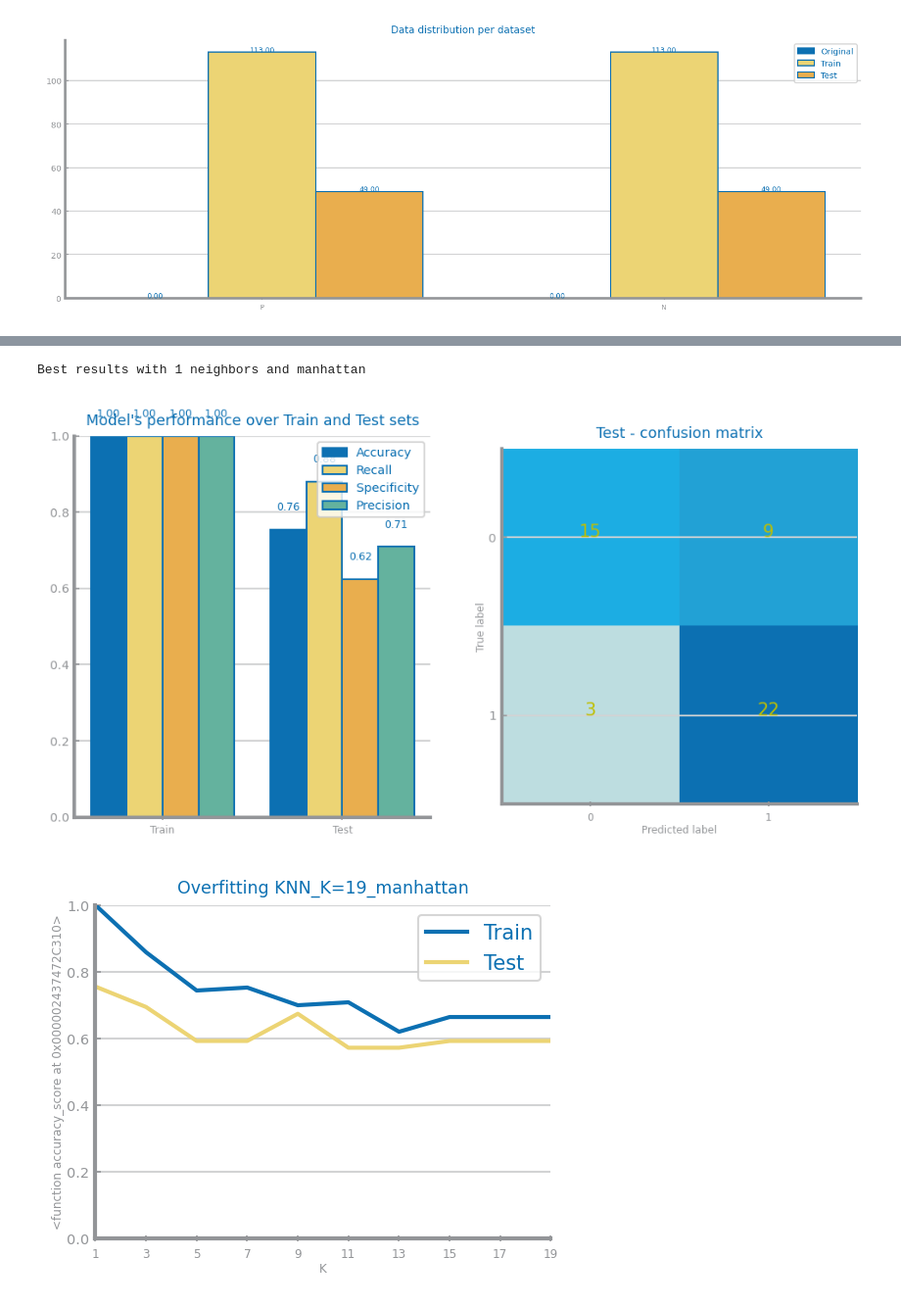
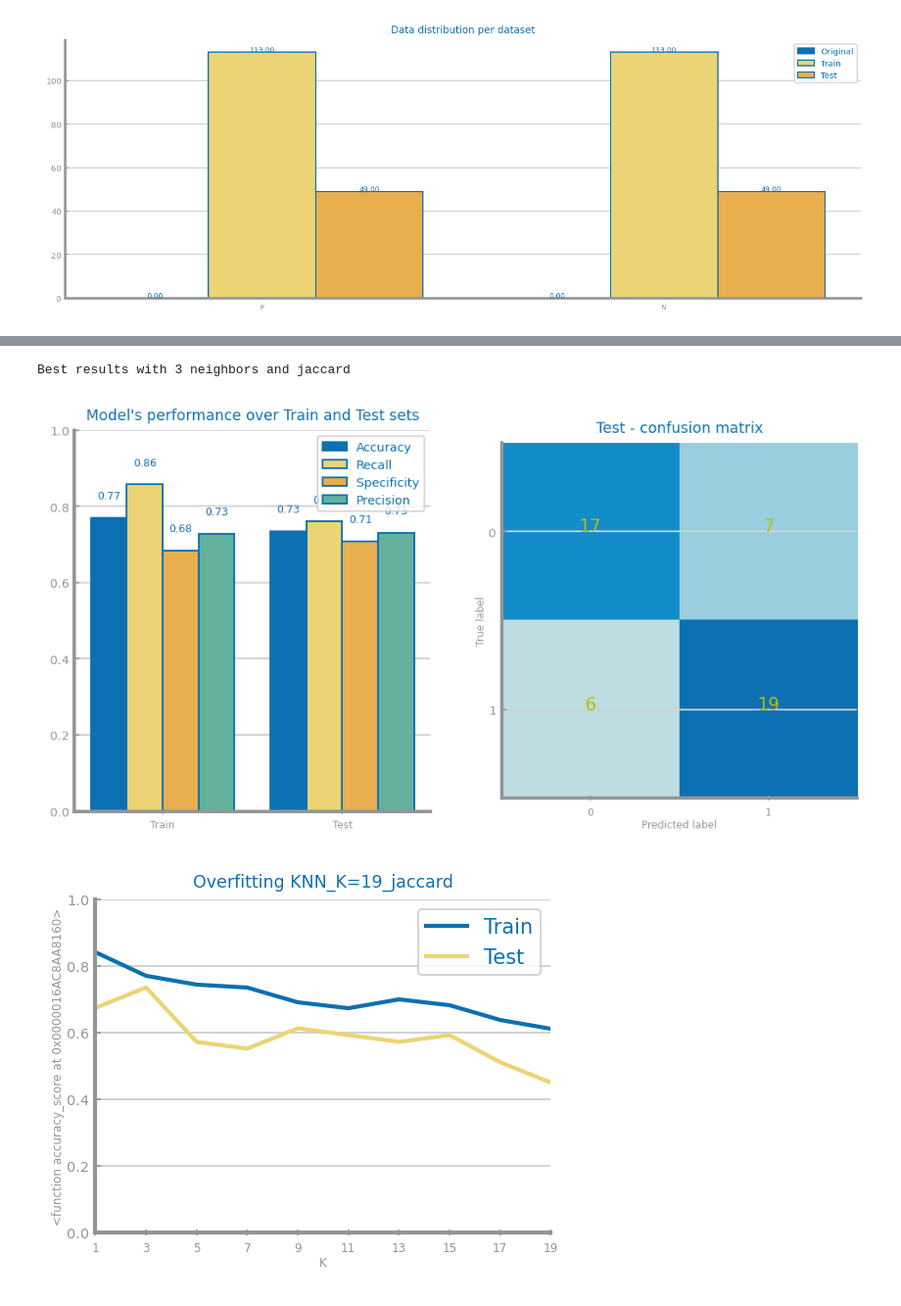
Before and after one commit to GuberXZ/PIC, a Jupyter notebook: DataClassification.ipynb, the cells around one changed output, grey strips where cells are left out. Shown at 98% size. Cells and saved outputs as stored; diff of their text form; code cells hidden in the pictures.

```diff
--- a/DataClassification.ipynb
+++ b/DataClassification.ipynb
@@ -165,7 +166,7 @@ ds.plot_evaluation_results(labels, trnY, prd_trn, tstY, prd_tst)
 plt.show()
 
 #Overfitting Check
-d = 'manhattan'
+d = best[1]
 eval_metric = accuracy_score
 y_tst_values = []
 y_trn_values = []
@@ -182,6 +183,6 @@ ds.plot_overfitting_study(nvalues, y_trn_values, y_tst_values, name=f'KNN_K={n}_
-Best results with 1 neighbors and manhattan
+Best results with 3 neighbors and jaccard
-[figure, old version]
+[figure, new version]
-[figure, old version]
+[figure, new version]
 # %%
 #Decision Trees
 train: pd.DataFrame = pd.read_csv(f'{name}_train.csv')
```
Also changed, not shown: parts of 8 cells of this notebook, 17 other files.
